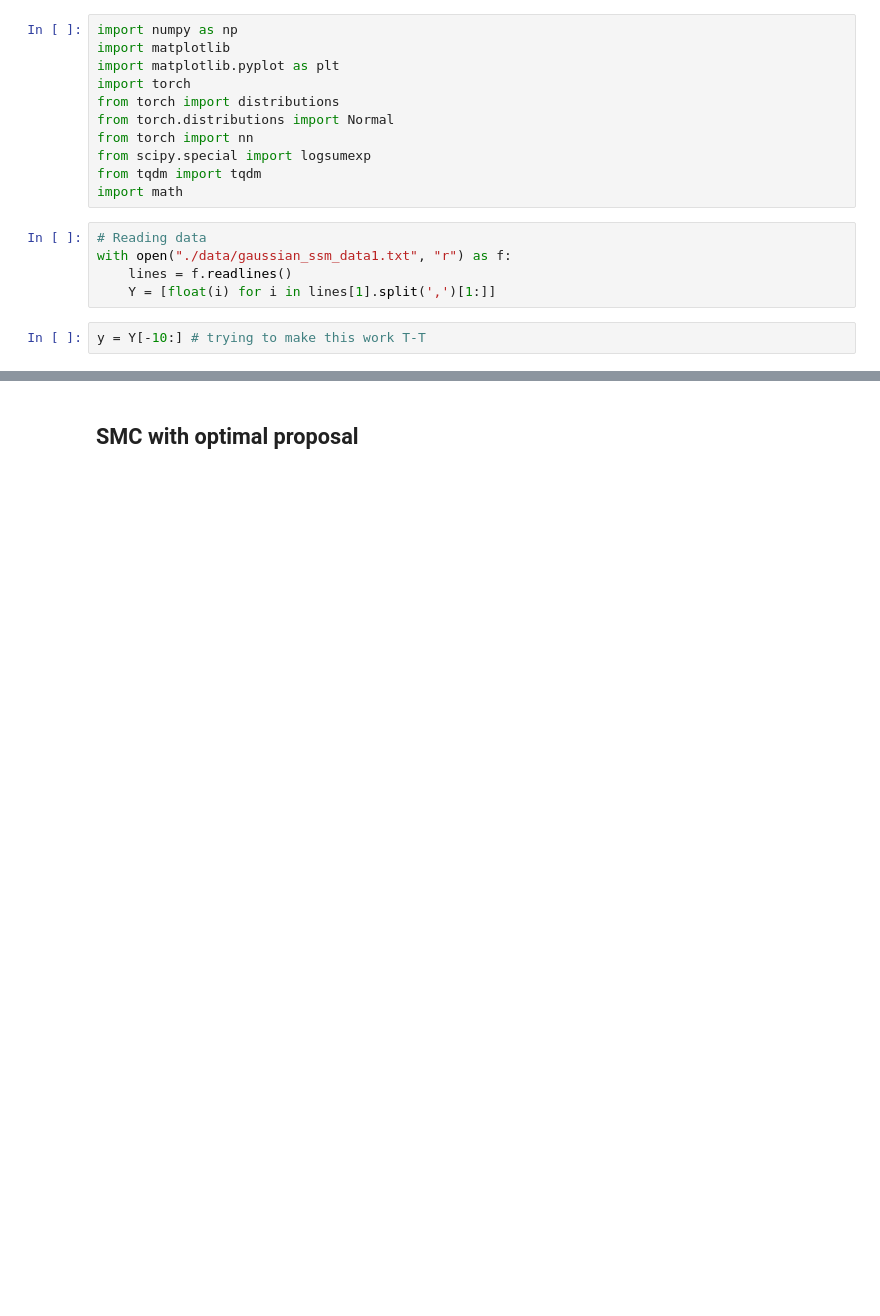
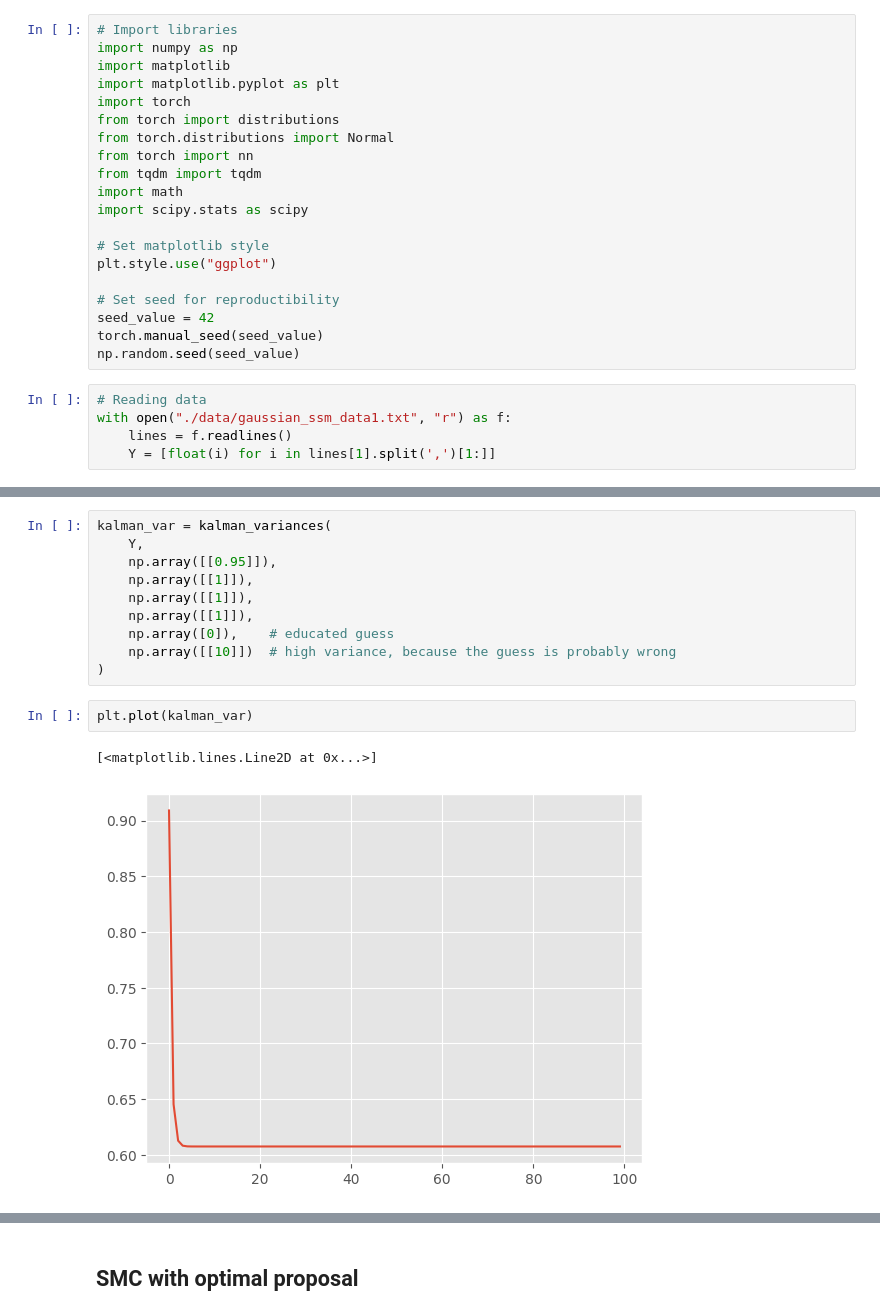
Before and after one commit to Perez-Amanda/ComputacionalStatistics_FinalProject, a Jupyter notebook: SMC.ipynb, the cells around one changed output, grey strips where cells are left out. Cells and saved outputs as stored; diff of their text form; blank space fills up the shorter version.

```diff
--- a/SMC.ipynb
+++ b/SMC.ipynb
@@ -16,4 +22,5 @@ First, we will consider a one-dimensional generated dataset.
 # %%
+# Import libraries
 import numpy as np
 import matplotlib
 import matplotlib.pyplot as plt
@@ -21,13 +28,19 @@ import torch
 from torch import distributions
 from torch.distributions import Normal
 from torch import nn
-from scipy.special import logsumexp
 from tqdm import tqdm
 import math
+import scipy.stats as scipy
+
+# Set matplotlib style
+plt.style.use("ggplot")
+
+# Set seed for reproductibility
+seed_value = 42
+torch.manual_seed(seed_value)
+np.random.seed(seed_value)
 # %%
 # Reading data
 with open("./data/gaussian_ssm_data1.txt", "r") as f:
     lines = f.readlines()
     Y = [float(i) for i in lines[1].split(',')[1:]]
-# %%
-y = Y[-10:] # trying to make this work T-T
@@ -382,0 +215,15 @@ Another common approach is to use the prior distribution as a proposal for SMC.
+# %%
+kalman_var = kalman_variances(
+    Y,
+    np.array([[0.95]]),
+    np.array([[1]]),
+    np.array([[1]]),
+    np.array([[1]]),
+    np.array([0]),    # educated guess
+    np.array([[10]])  # high variance, because the guess is probably wrong
+)
+# %%
+plt.plot(kalman_var)
+# %% [output]
+[<matplotlib.lines.Line2D at 0x...>]
+[figure, added]
```
Also changed, not shown: parts of 140 cells of this notebook, 2 other files.
